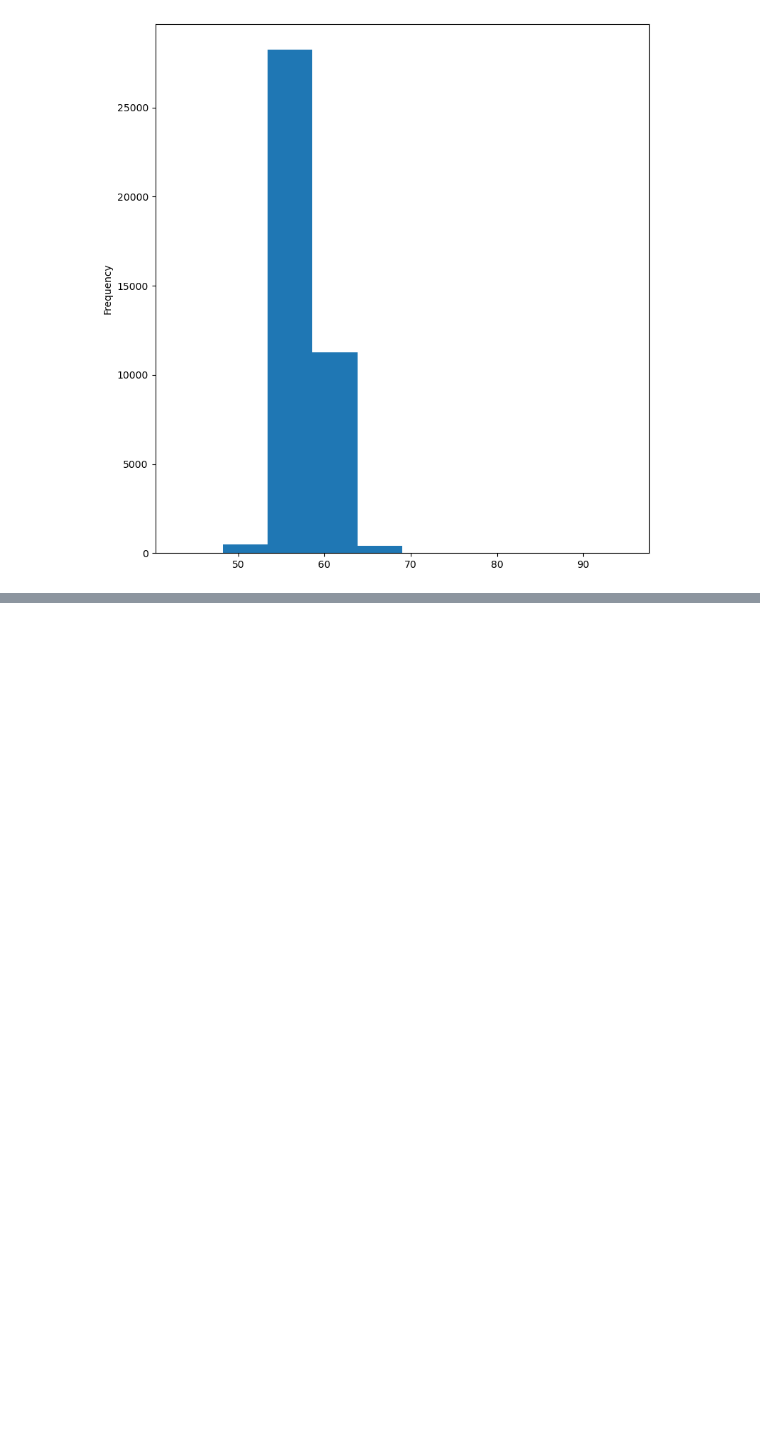
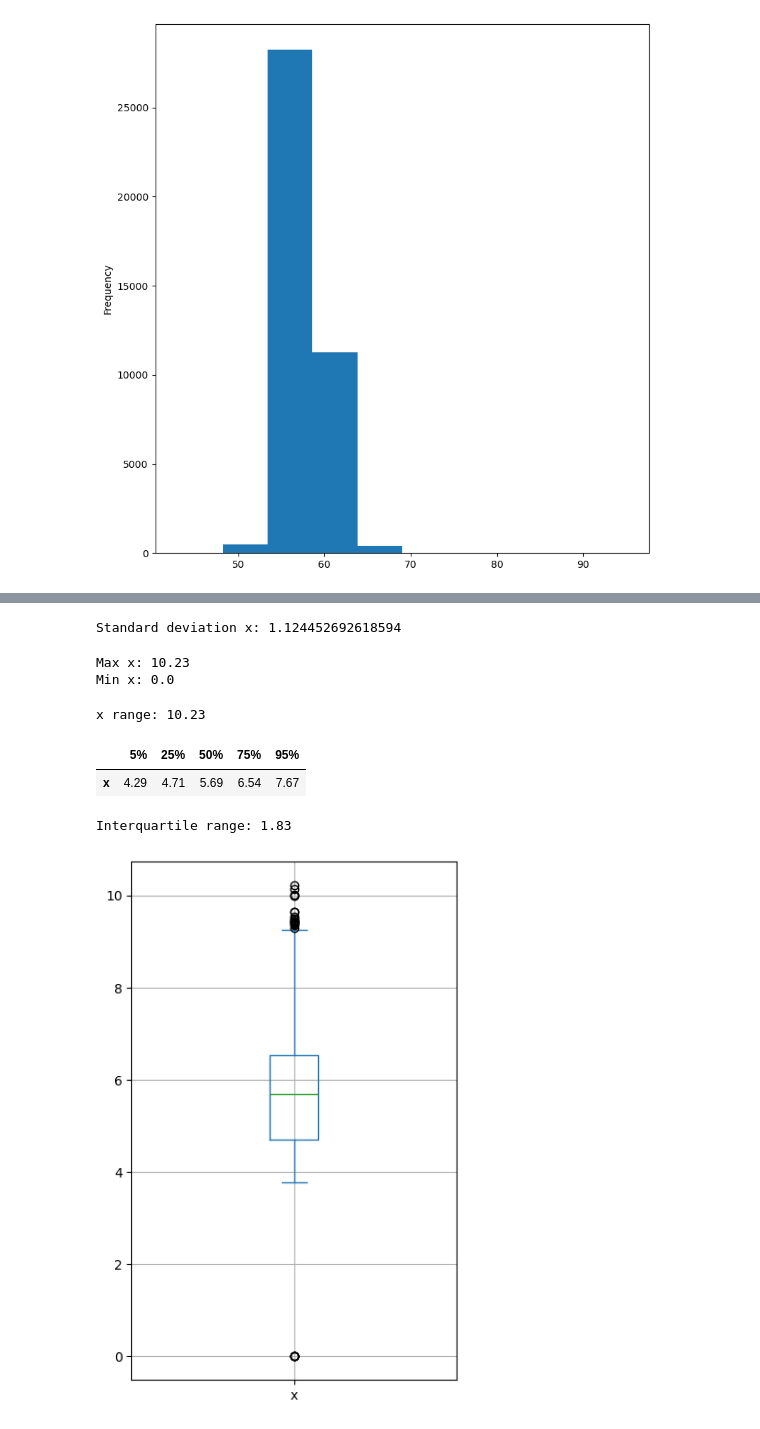
Before and after one commit to blancadelavega/EDA_Diamonds, a Jupyter notebook: main.ipynb, the cells around one changed output, grey strips where cells are left out. Saved outputs shown, nothing was run; the diff lists cells and outputs as text; code cells hidden in the pictures; blank space fills up the shorter version.

```diff
--- a/main.ipynb
+++ b/main.ipynb
@@ -459,0 +496,49 @@ plt.tight_layout()
+# %%
+# Standard deviation
+std_dev_x = data['x'].std()
+print('Standard deviation x:', std_dev_x)
+# %% [output]
+Standard deviation x: 1.124452692618594
+# %%
+#Min & Max
+min_x = data['x'].min()
+max_x = data['x'].max()
+print('Max x:', max_x, '\nMin x:', min_x)
+# %% [output]
+Max x: 10.23
+Min x: 0.0
+# %%
+# Range
+x_range = max_x- min_x
+print('x range:', x_range)
+# %% [output]
+x range: 10.23
+# %%
+# Percentiles table (equal-count bins)
+
+percentages = [0.05, 0.25, 0.5, 0.75, 0.95]
+percentiles = data['x'].quantile(percentages)
+df = pd.DataFrame(percentiles)
+df.index = [f'{int(p * 100)}%' for p in percentages]
+df.transpose()
+# %% [output]
+|  | 5% | 25% | 50% | 75% | 95% |
+| x | 4.29 | 4.71 | 5.69 | 6.54 | 7.67 |
+# %%
+# Interquartile range
+per_75 = 6.54
+per_25 = 4.71
+iqr = per_75 - per_25
+print('Interquartile range:', iqr)
+# %% [output]
+Interquartile range: 1.83
+# %%
+# Boxplot (Matplotlib whiskers implementation = 1.5 IQR)
+
+data_x = data['x']
+ax = data_x.plot.box(figsize=(4, 6))
+plt.tight_layout()
+plt.grid()
+plt.show()
+# %% [output]
+[figure, added]
```
Also changed, not shown: parts of 31 cells of this notebook.
